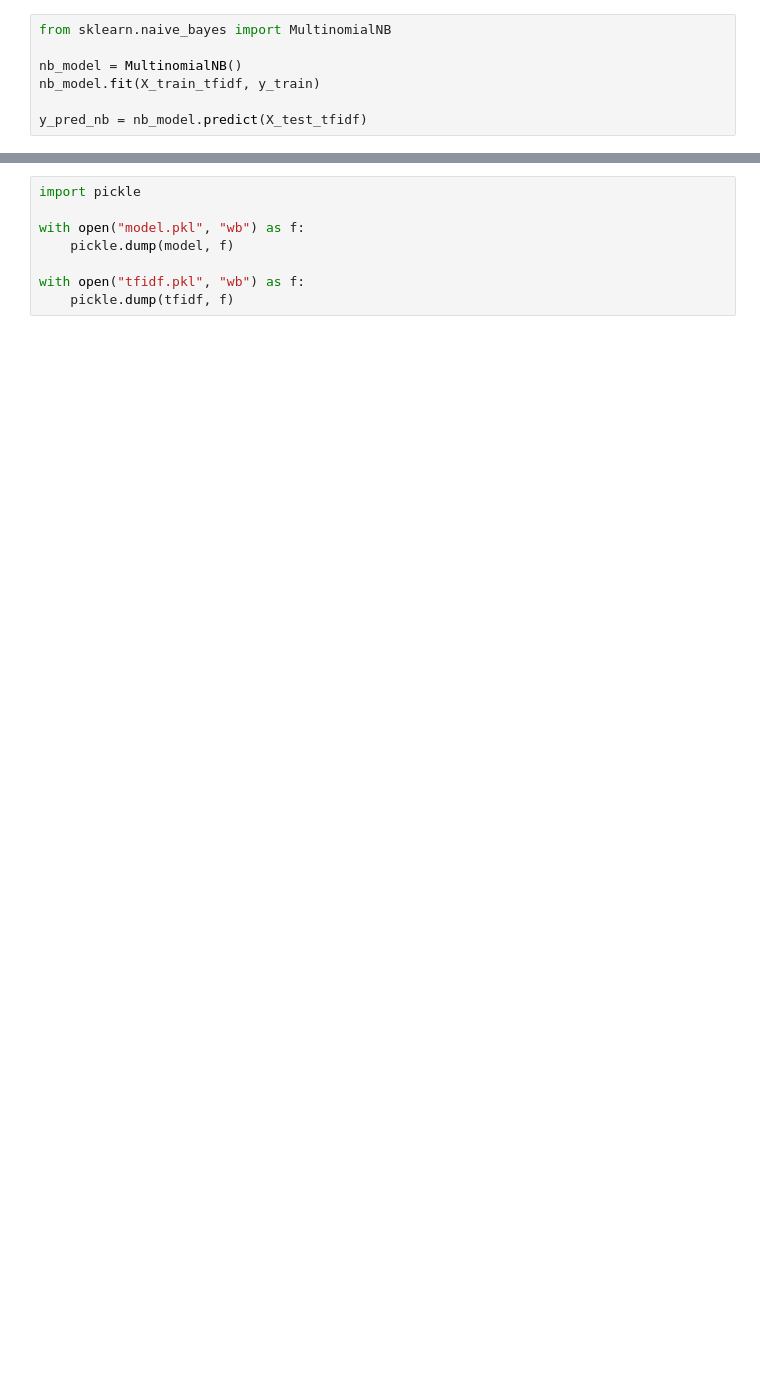
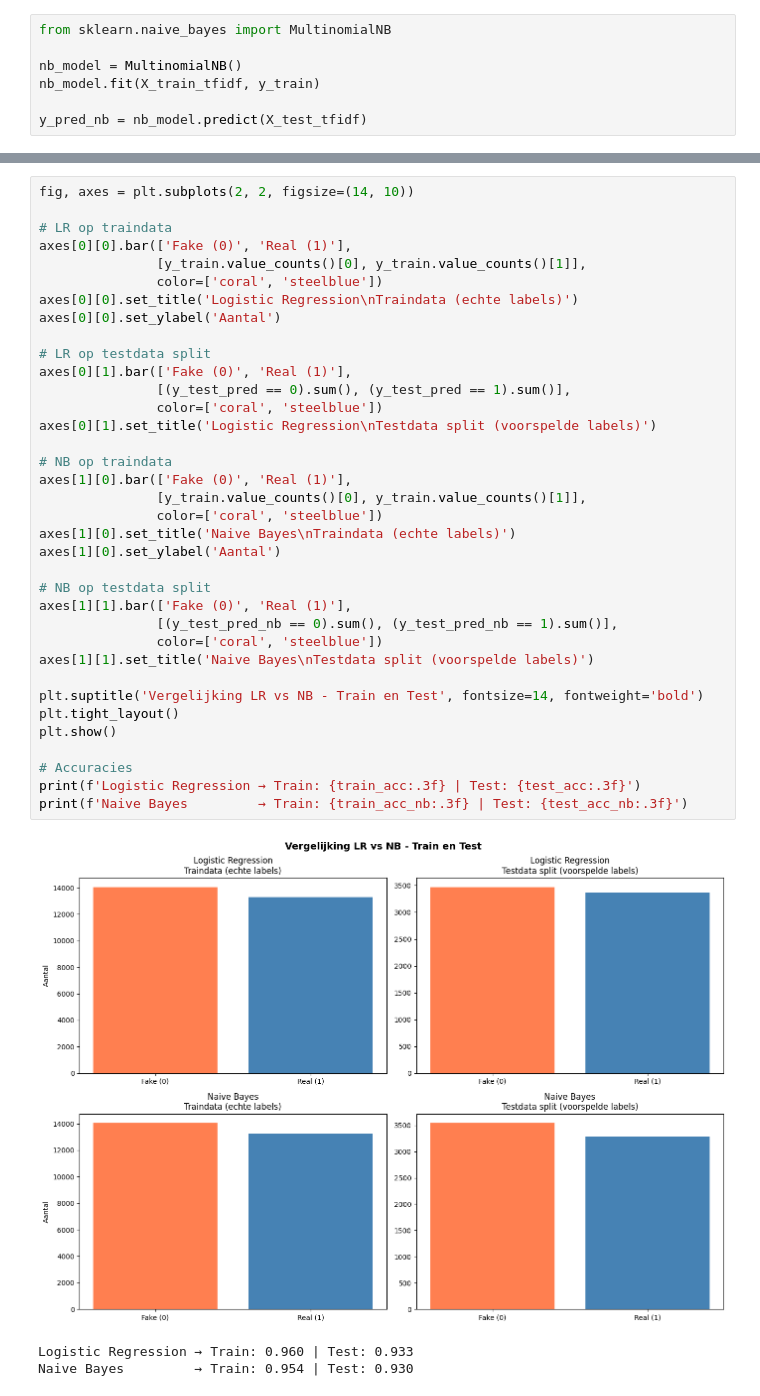
Before and after one commit to DarmontDomienAntwerpen/W4_project_NLP, a Jupyter notebook: NB-LB-fixed.ipynb, the cells around one changed output, grey strips where cells are left out. Drawn from its saved outputs; the diff is of its cells as text; blank space fills up the shorter version.

```diff
--- a/NB-LB-fixed.ipynb
+++ b/NB-LB-fixed.ipynb
@@ -271,8 +304,40 @@ VOORSPELLING: FAKE
 # %%
-import pickle
+fig, axes = plt.subplots(2, 2, figsize=(14, 10))
 
-with open("model.pkl", "wb") as f:
-    pickle.dump(model, f)
+# LR op traindata
+axes[0][0].bar(['Fake (0)', 'Real (1)'],
+               [y_train.value_counts()[0], y_train.value_counts()[1]],
+               color=['coral', 'steelblue'])
+axes[0][0].set_title('Logistic Regression\nTraindata (echte labels)')
+axes[0][0].set_ylabel('Aantal')
 
-with open("tfidf.pkl", "wb") as f:
-    pickle.dump(tfidf, f)
+# LR op testdata split
+axes[0][1].bar(['Fake (0)', 'Real (1)'],
+               [(y_test_pred == 0).sum(), (y_test_pred == 1).sum()],
+               color=['coral', 'steelblue'])
+axes[0][1].set_title('Logistic Regression\nTestdata split (voorspelde labels)')
+
+# NB op traindata
+axes[1][0].bar(['Fake (0)', 'Real (1)'],
+               [y_train.value_counts()[0], y_train.value_counts()[1]],
+               color=['coral', 'steelblue'])
+axes[1][0].set_title('Naive Bayes\nTraindata (echte labels)')
+axes[1][0].set_ylabel('Aantal')
+
+# NB op testdata split
+axes[1][1].bar(['Fake (0)', 'Real (1)'],
+               [(y_test_pred_nb == 0).sum(), (y_test_pred_nb == 1).sum()],
+               color=['coral', 'steelblue'])
+axes[1][1].set_title('Naive Bayes\nTestdata split (voorspelde labels)')
+
+plt.suptitle('Vergelijking LR vs NB - Train en Test', fontsize=14, fontweight='bold')
+plt.tight_layout()
+plt.show()
+
+# Accuracies
+print(f'Logistic Regression → Train: {train_acc:.3f} | Test: {test_acc:.3f}')
+print(f'Naive Bayes         → Train: {train_acc_nb:.3f} | Test: {test_acc_nb:.3f}')
+# %% [output]
+[figure, added]
+Logistic Regression → Train: 0.960 | Test: 0.933
+Naive Bayes         → Train: 0.954 | Test: 0.930
```
Also changed, not shown: parts of 11 cells of this notebook, 1 other file.
